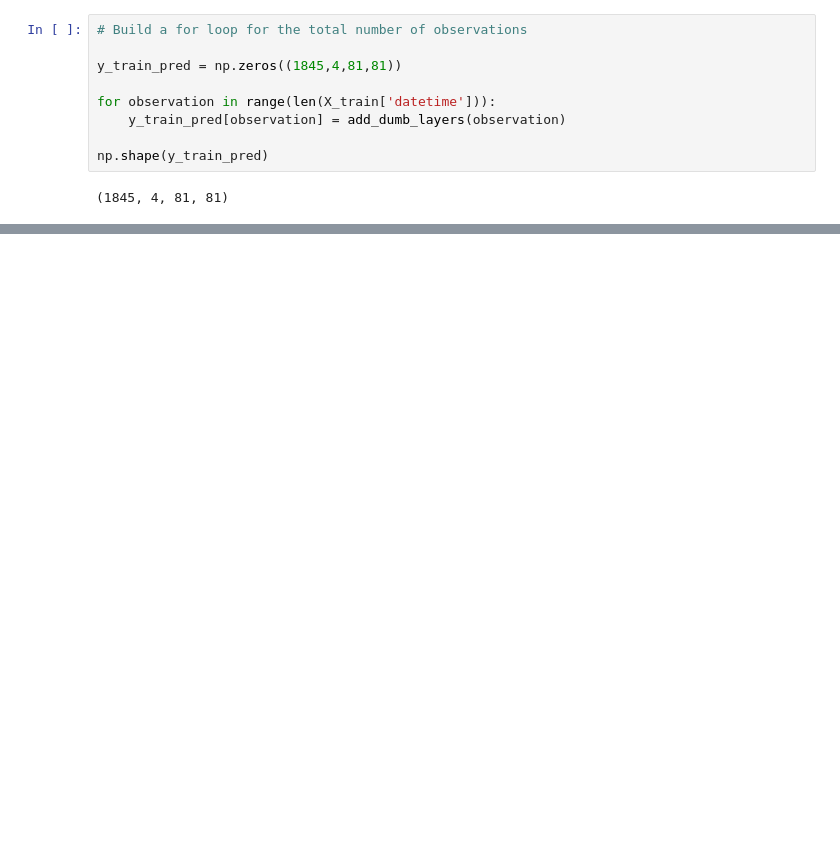
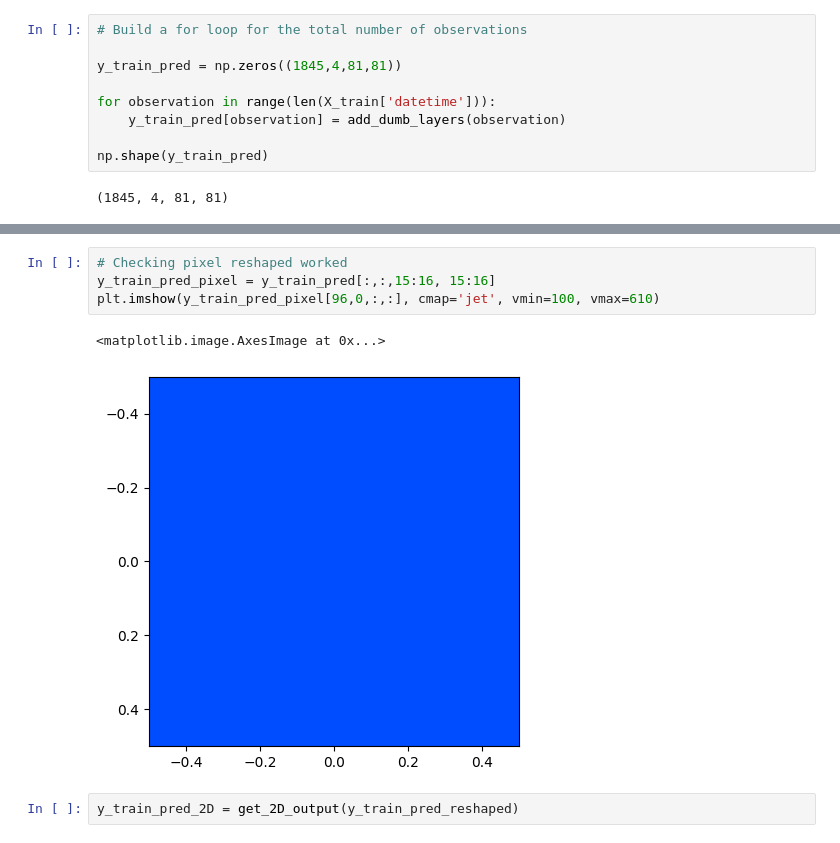
Before and after one commit to fedegiallorosso/solar_forecasting, a Jupyter notebook: notebooks/famkab_baseline_model.ipynb, the cells around one changed output, grey strips where cells are left out. Saved outputs shown, nothing was run; the diff lists cells and outputs as text; blank space fills up the shorter version.

```diff
--- a/notebooks/famkab_baseline_model.ipynb
+++ b/notebooks/famkab_baseline_model.ipynb
@@ -266,0 +245,9 @@ np.shape(X_train['GHI'])
+# %%
+# Checking pixel reshaped worked
+y_train_pred_pixel = y_train_pred[:,:,15:16, 15:16]
+plt.imshow(y_train_pred_pixel[96,0,:,:], cmap='jet', vmin=100, vmax=610)
+# %% [output]
+<matplotlib.image.AxesImage at 0x...>
+[figure, added]
+# %%
+y_train_pred_2D = get_2D_output(y_train_pred_reshaped)
```
Also changed, not shown: parts of 18 cells of this notebook, 1 other file.
